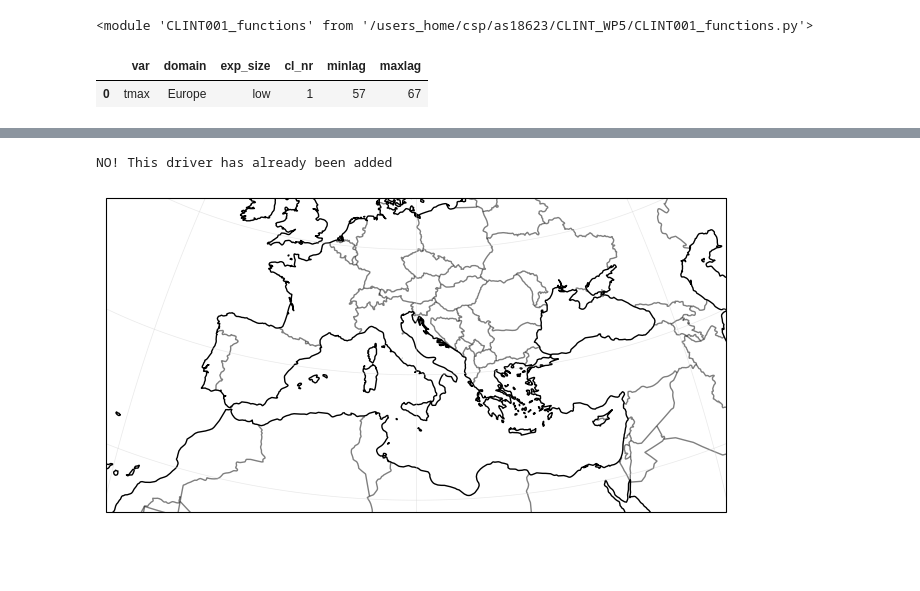
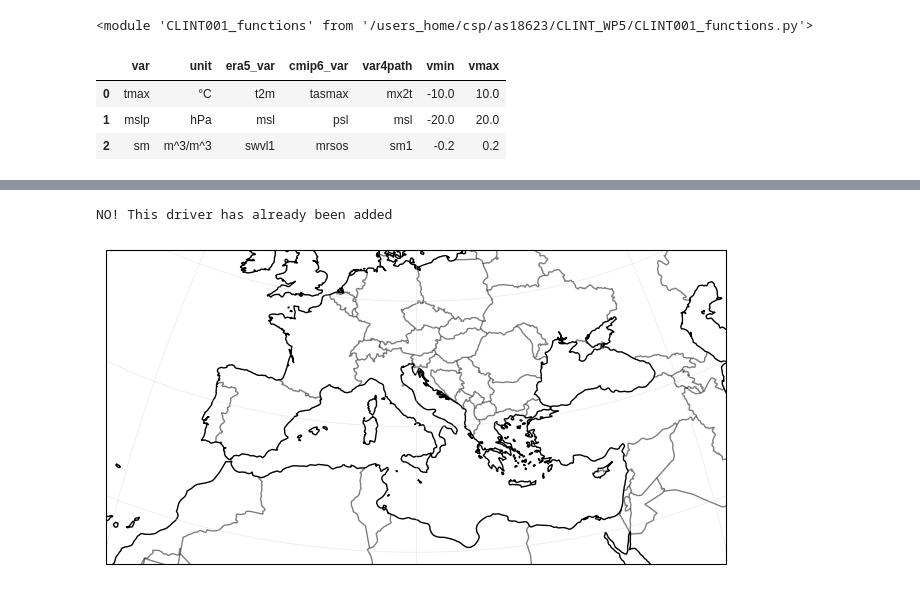
Before and after one commit to AntoSq/CLINT_WP5, a Jupyter notebook: CLINT014_drivers_automatic.ipynb, the cells around one changed output, grey strips where cells are left out. Saved outputs shown, nothing was run; the diff lists cells and outputs as text; code cells hidden in the pictures; blank space fills up the shorter version.

```diff
--- a/CLINT014_drivers_automatic.ipynb
+++ b/CLINT014_drivers_automatic.ipynb
@@ -120,6 +121,7 @@ drivers_tmpl = pd.DataFrame({'var':[np.nan],#name of variable
                            'empty':[np.nan]})
 # %%
 var_specs = pd.DataFrame({'var':['tmax','mslp','sm'],
+                          'unit':['°C','hPa','m^3/m^3'],
                         'era5_var':['t2m','msl','swvl1'],
                         'cmip6_var':['tasmax','psl','mrsos'],
                           'var4path':['mx2t','msl','sm1'],
@@ -128,10 +130,12 @@ var_specs = pd.DataFrame({'var':['tmax','mslp','sm'],
 
 var_specs.to_csv(f'{workmetadir}variables_specifications.csv', index=False)
 # %%
-drivers_old[['var','domain','exp_size','cl_nr','minlag','maxlag']]
+var_specs
 # %% [output]
-|  | var | domain | exp_size | cl_nr | minlag | maxlag |
-| 0 | tmax | Europe | low | 1 | 57 | 67 |
+|  | var | unit | era5_var | cmip6_var | var4path | vmin | vmax |
+| 0 | tmax | °C | t2m | tasmax | mx2t | -10.0 | 10.0 |
+| 1 | mslp | hPa | msl | psl | msl | -20.0 | 20.0 |
+| 2 | sm | m^3/m^3 | swvl1 | mrsos | sm1 | -0.2 | 0.2 |
 # %%
 experiment = 5
 
```
Also changed, not shown: parts of 9 cells of this notebook, 1 other file.
